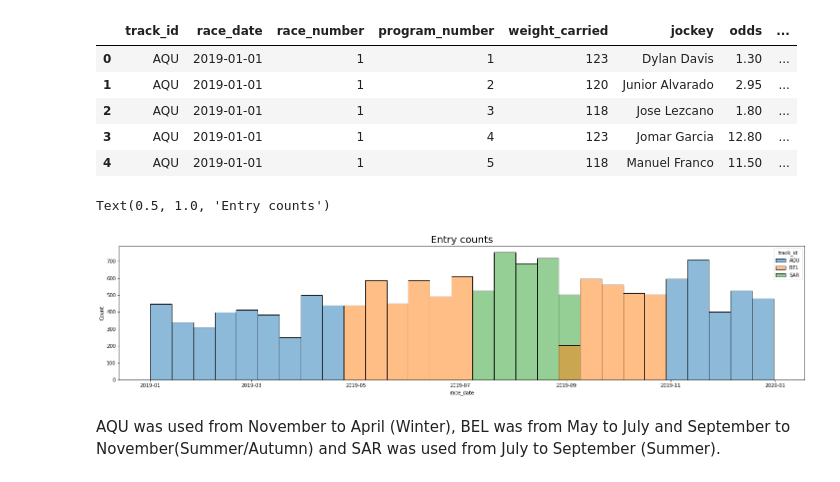
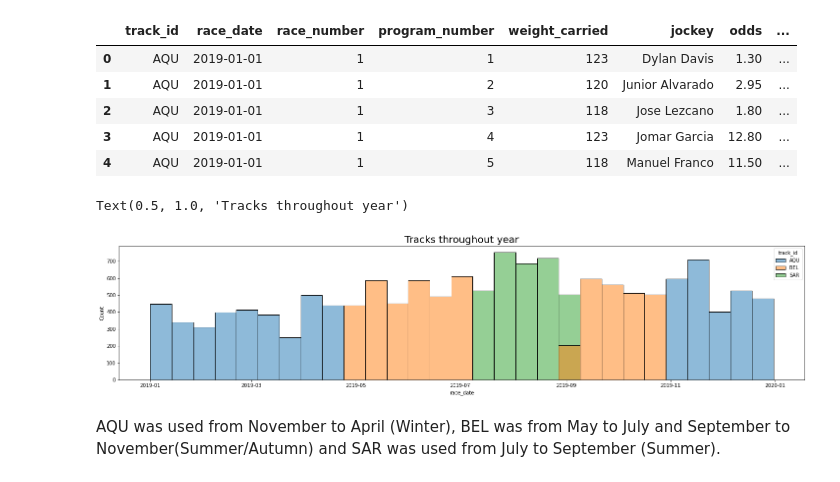
Before and after one commit to Zaki171/Big-Data-Derby, a Jupyter notebook: horse-racing-data-analysis.ipynb, the cells around one changed output. Saved outputs shown, nothing was run; the diff lists cells and outputs as text; code cells hidden in the pictures.

```diff
--- a/horse-racing-data-analysis.ipynb
+++ b/horse-racing-data-analysis.ipynb
@@ -165,10 +165,10 @@ horse_data.head()
 # %%
 fig, ax = plt.subplots(figsize=(25,5))
 
 sns.histplot(data=horse_data,hue="track_id", ax=ax,x="race_date")
-ax.set_title("Entry counts", fontsize=20)
+ax.set_title("Tracks throughout year", fontsize=20)
 # %% [output]
-Text(0.5, 1.0, 'Entry counts')
+Text(0.5, 1.0, 'Tracks throughout year')
-[figure, old version]
+[figure, new version]
 # %% [markdown]
 AQU was used from November to April (Winter), BEL was from May to July and September to November(Summer/Autumn) and SAR was used from July to September (Summer).
```
Also changed, not shown: parts of 5 cells of this notebook.
